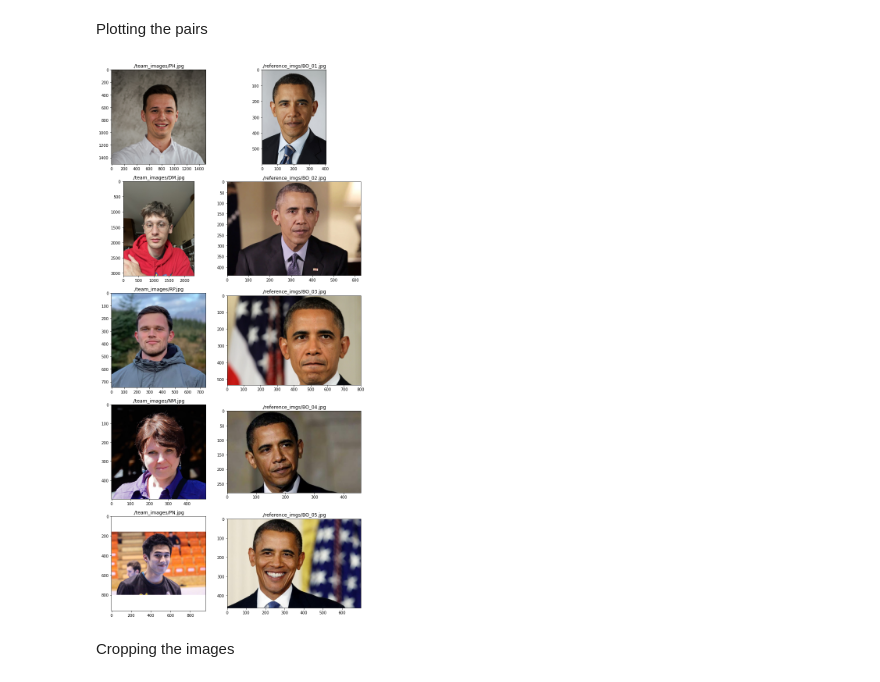
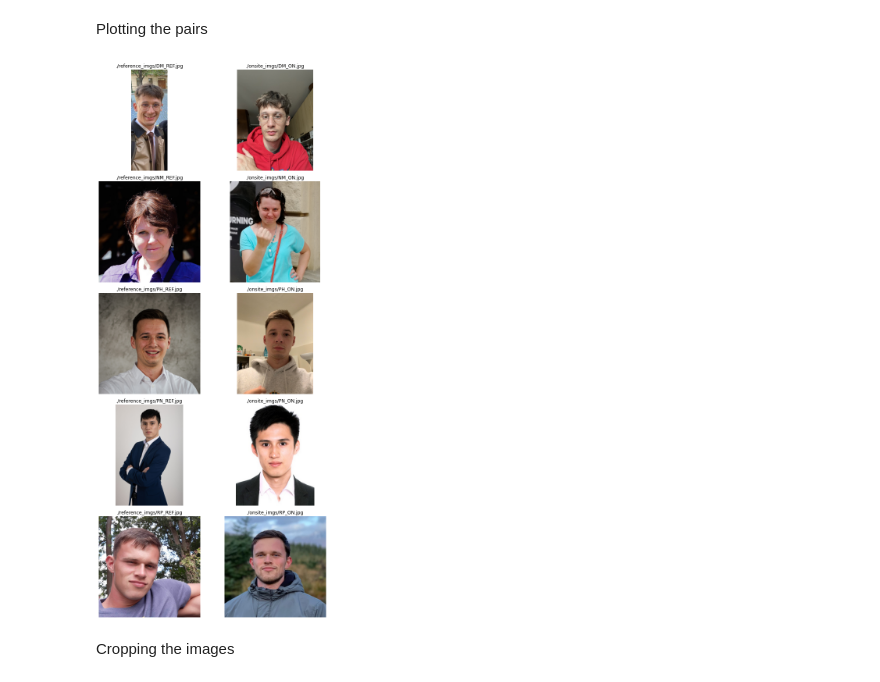
Before and after one commit to petr-ngn/ML_Siamese_Neural_Networks, a Jupyter notebook: 04_Live_demo.ipynb, the cells around one changed output. Drawn from its saved outputs; the diff is of its cells as text; code cells hidden in the pictures.

```diff
--- a/04_Live_demo.ipynb
+++ b/04_Live_demo.ipynb
@@ -33,2 +35,5 @@ reference_photos_path = './reference_imgs/'
+# %%
+reference_photos_path = './reference_imgs/'
+onsite_photos_path = './onsite_imgs/'
 # %% [markdown]
 Accessing images' names
@@ -38 +40,4 @@ reference_photos_names = os.listdir(reference_photos_path)
+# %%
+reference_photos_names = sorted(os.listdir(reference_photos_path))
+onsite_photos_names = sorted(os.listdir(onsite_photos_path))
 # %%
@@ -56,10 +59,10 @@ Storing both of the the images types into a data frame as pairs
 # %% [markdown]
 Plotting the pairs
 # %%
-PN.plot_pairs(team_photos_names, reference_photos_names,
-              team_photos_path, reference_photos_path,
+PN.plot_pairs(reference_photos_names, onsite_photos_names,
+              reference_photos_path, onsite_photos_path,
               5, 2, (10,20))
 # %% [output]
-[figure, old version]
+[figure, new version]
 # %% [markdown]
 Cropping the images
```
Also changed, not shown: parts of 74 cells of this notebook.
